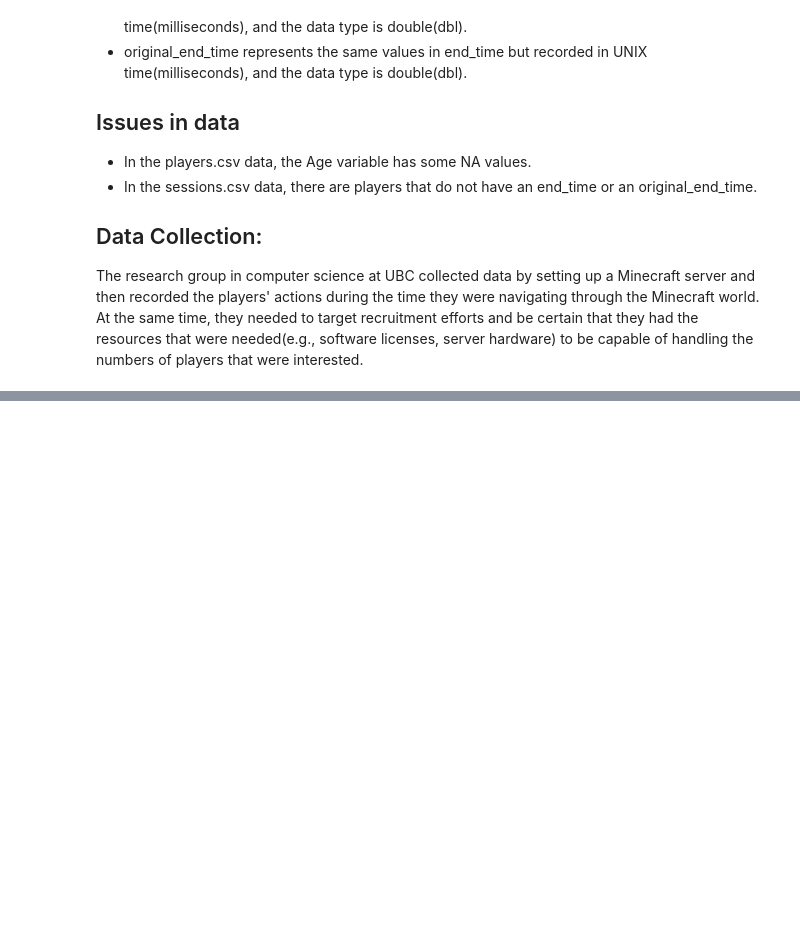
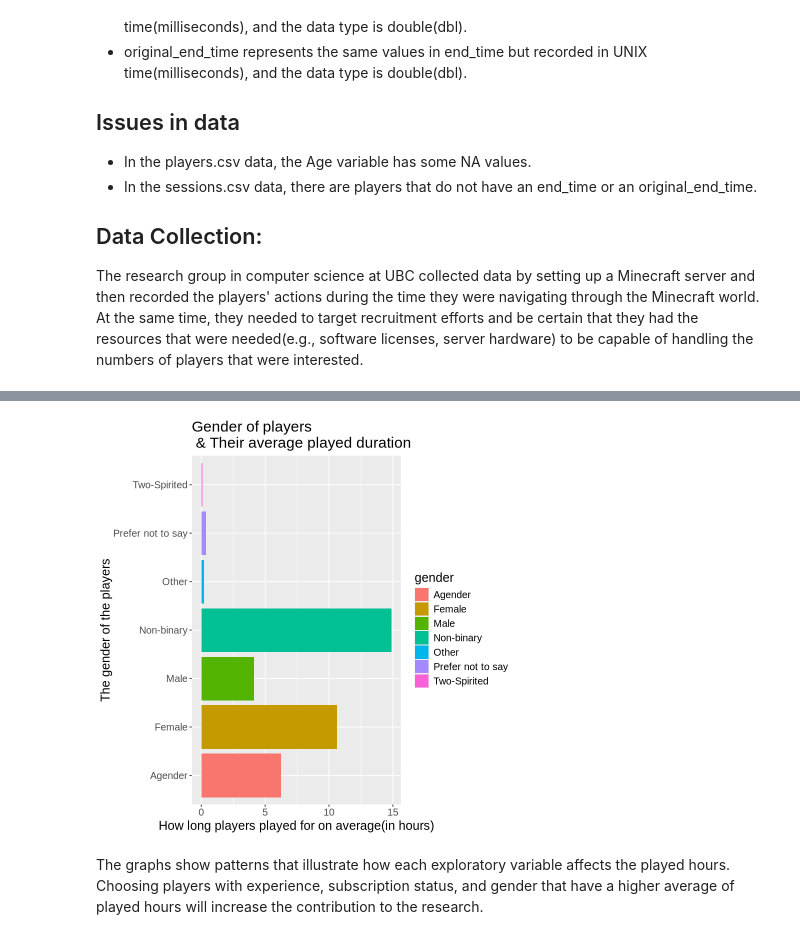
Before and after one commit to kiana-mohseni/dsci-100-2025w1-individual-project, a Jupyter notebook: report.ipynb, the cells around one changed output, grey strips where cells are left out. Cells and saved outputs as stored; diff of their text form; code cells hidden in the pictures; blank space fills up the shorter version.

```diff
--- a/report.ipynb
+++ b/report.ipynb
@@ -116,0 +186,6 @@ The variables used in the question are divided into two. The response variable i
+# %%
+gender_mean <- player_data_response%>%
+group_by(gender)%>%
+summarize(mean_hours=round(mean(played_hours),2))%>%
+arrange(desc(mean_hours))
+gender_mean
@@ -116,0 +223,11 @@ The variables used in the question are divided into two. The response variable i
+# %%
+gender_plot <- gender_mean %>%
+ggplot(aes(x=mean_hours, y= gender, fill=gender))+
+geom_bar(stat="identity")+
+labs(x="How long players played for on average(in hours)", y= "The gender of the players", title="Gender of players \n & Their average played duration")+
+theme(text=element_text(size=15))
+gender_plot
+# %% [output]
+[figure, added]
+# %% [markdown]
+The graphs show patterns that illustrate how each exploratory variable affects the played hours. Choosing players with experience, subscription status, and gender that have a higher average of played hours will increase the contribution to the research.
```
Also changed, not shown: parts of 11 cells of this notebook.
